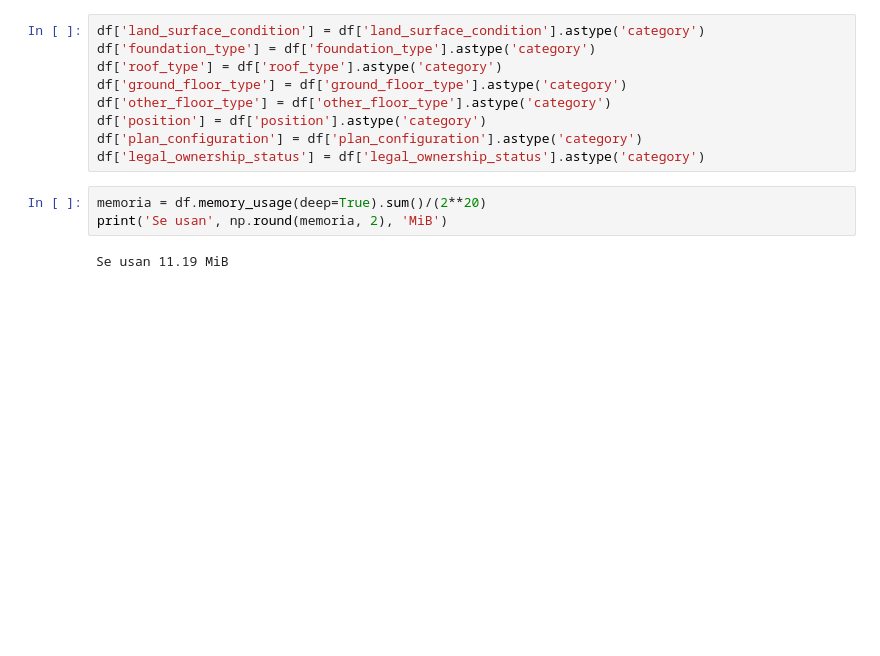
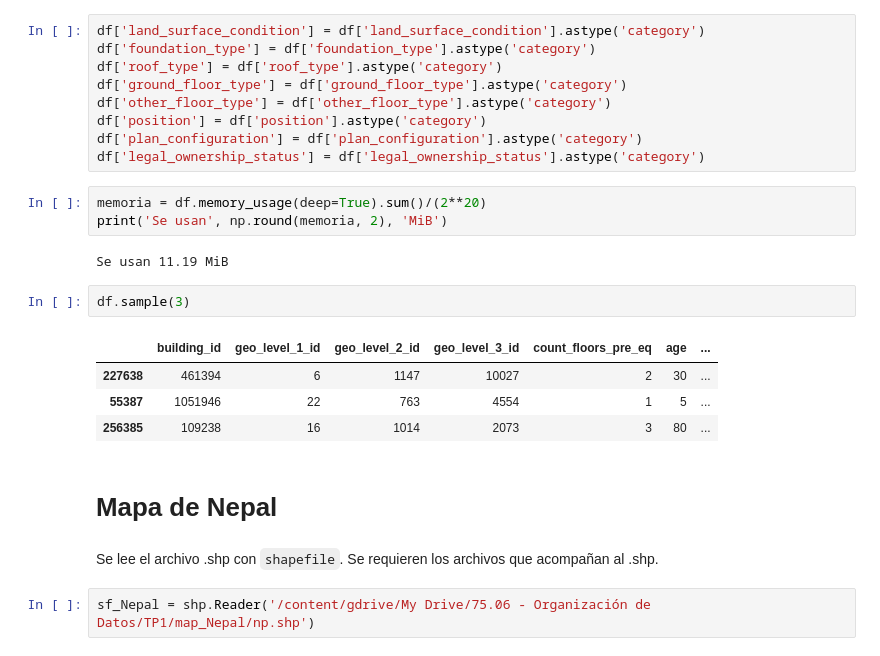
Before and after one commit to ffelfis/OrgaDatosTPs, a Jupyter notebook: TP1/nb_facundo.ipynb, the cells around one changed output. Drawn from its saved outputs; the diff is of its cells as text; blank space fills up the shorter version.

```diff
--- a/TP1/nb_facundo.ipynb
+++ b/TP1/nb_facundo.ipynb
@@ -146,3 +142,16 @@ memoria = df.memory_usage(deep=True).sum()/(2**20)
 print('Se usan', np.round(memoria, 2), 'MiB')
 # %% [output]
 Se usan 11.19 MiB
+# %%
+df.sample(3)
+# %% [output]
+|  | building_id | geo_level_1_id | geo_level_2_id | geo_level_3_id | count_floors_pre_eq | age | ... |
+| 227638 | 461394 | 6 | 1147 | 10027 | 2 | 30 | ... |
+| 55387 | 1051946 | 22 | 763 | 4554 | 1 | 5 | ... |
+| 256385 | 109238 | 16 | 1014 | 2073 | 3 | 80 | ... |
+# %% [markdown]
+# Mapa de Nepal
+# %% [markdown]
+Se lee el archivo .shp con `shapefile`. Se requieren los archivos que acompañan al .shp.
+# %%
+sf_Nepal = shp.Reader('/content/gdrive/My Drive/75.06 - Organización de Datos/TP1/map_Nepal/np.shp')
```
Also changed, not shown: parts of 9 cells of this notebook.
